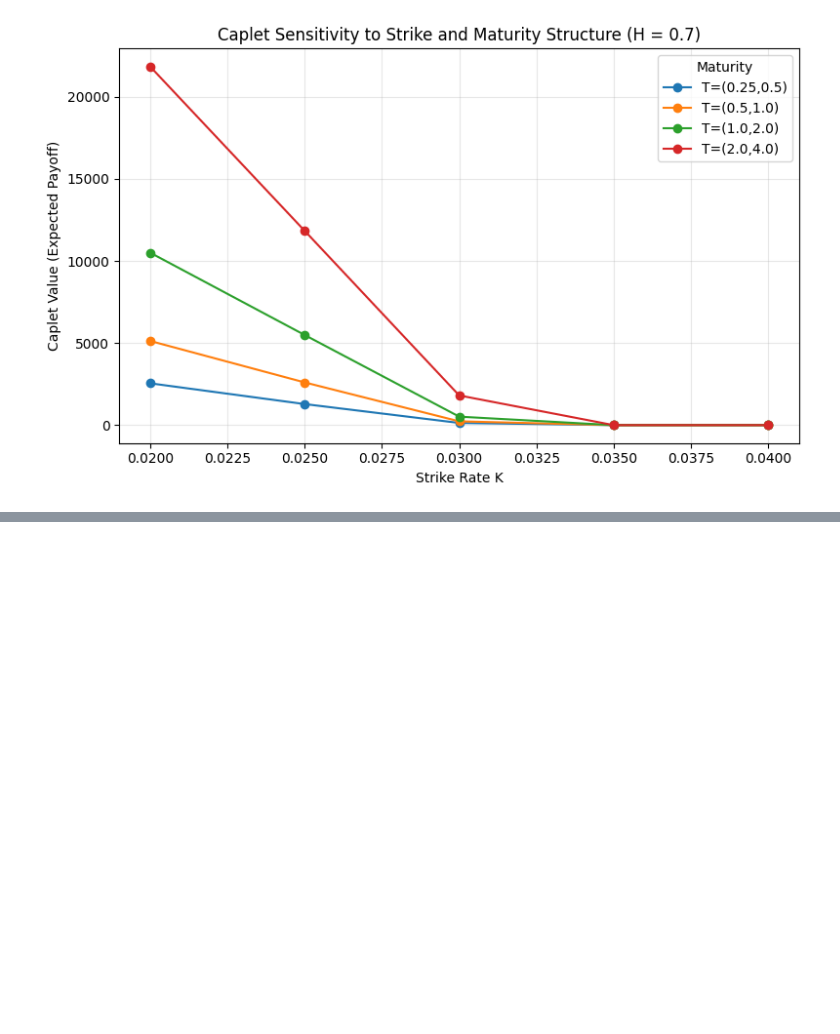
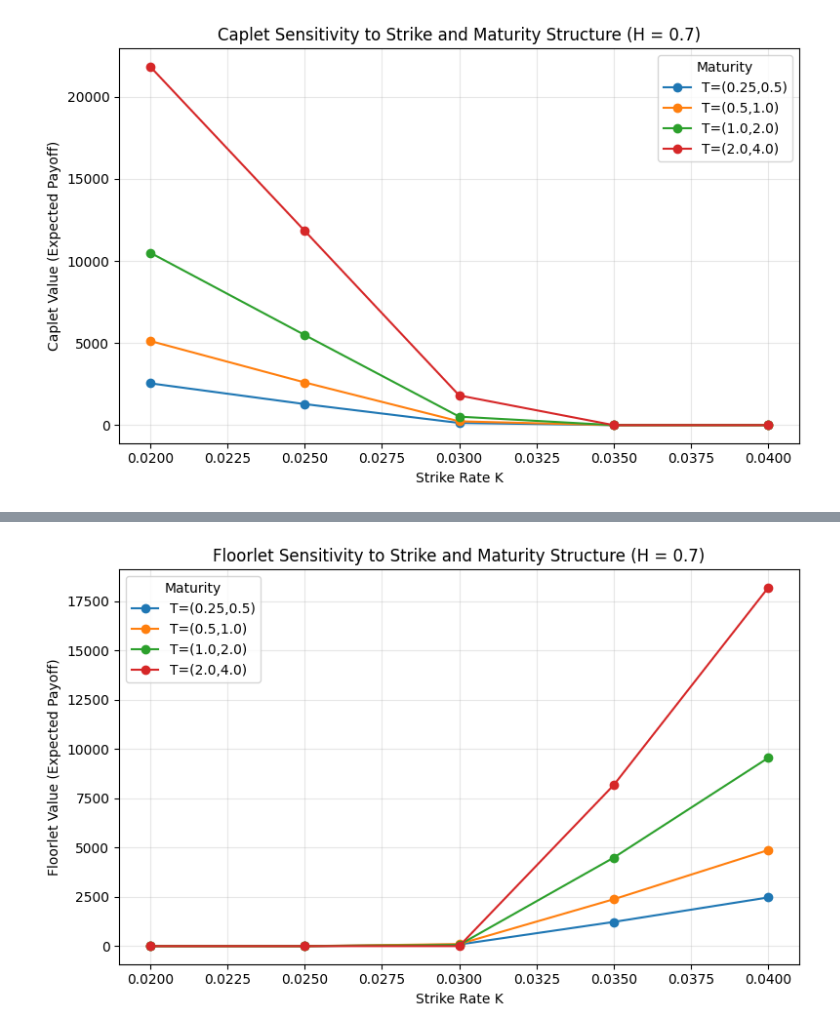
Before and after one commit to katieli0828/Dissertation, a Jupyter notebook: CH4_derivative_pricing.ipynb, the cells around one changed output, grey strips where cells are left out. Drawn from its saved outputs; the diff is of its cells as text; code cells hidden in the pictures; blank space fills up the shorter version.

```diff
--- a/CH4_derivative_pricing.ipynb
+++ b/CH4_derivative_pricing.ipynb
@@ -1291,3 +1291,72 @@ Strike Rate K = 2.500%
 0.80   0.000000     0.000000     0.000000     0.000000
 0.90   0.000000     0.000000     0.000000     0.000000
 [figure]
+# %%
+# === Run Sensitivity Analysis ===
+alpha, mu, sigma, r0 = 0.5, 0.03, 0.2, 0.03
+model = TheoreticalCapFloorFramework(alpha, mu, sigma, r0)
+
+H_list = [0.6, 0.7, 0.8, 0.9]
+strike_list = [0.02, 0.025, 0.03, 0.035, 0.04]
+maturity_pairs = [(0.25, 0.5), (0.5, 1.0), (1.0, 2.0), (2.0, 4.0)]
+
+M = 1000
+summary_results = {}
+records2 = []
+
+for (Ti, Ti1) in maturity_pairs:
+    tau_i = Ti1 - Ti
+    key = f"{Ti}x{Ti1}"
+    summary_results[key] = {}
+    for K in strike_list:
+        summary_results[key][K] = {}
+        for H in H_list:
+            r_paths, dt = model.simulate_rate_paths(M, T=Ti1, H=H)
+            L_i = model.compute_forward_rate(r_paths, dt, Ti, Ti1)
+            payoff = model.theoretical_floorlet_payoff(L_i, K, N=1000000, tau_i=tau_i)
+            stats = {
+                "mean": np.mean(payoff),
+                "std": np.std(payoff),
+                "min": np.min(payoff),
+                "max": np.max(payoff),
+            }
+            summary_results[key][K][H] = stats
+            records2.append({
+                "Ti": Ti,
+                "Ti1": Ti1,
+                "K": K,
+                "H": H,
+                "Floorlet Value": stats["mean"]
+            })
+
+# === Step 3: Print Formatted Table ===
+for (Ti, Ti1) in maturity_pairs:
+    key = f"{Ti}x{Ti1}"
+    print(f"\nFloorlet Contract: {key}")
+    print("-" * 100)
+    for K in strike_list:
+        print(f"\nStrike Rate K = {K:.3%}")
+        print(f"{'H':<6} {'Mean':<12} {'Std':<12} {'Min':<12} {'Max':<12}")
+        print("-" * 60)
+        for H in H_list:
+            stats = summary_results[key][K][H]
+            print(f"{H:<6.2f} {stats['mean']:<12.6f} {stats['std']:<12.6f} {stats['min']:<12.6f} {stats['max']:<12.6f}")
+
+# === Step 4: Plot H=0.7 ===
+df = pd.DataFrame(records2)
+H_target = 0.7
+df_plot = df[df["H"] == H_target]
+
+plt.figure(figsize=(8, 5))
+for (Ti, Ti1) in maturity_pairs:
+    df_sub = df_plot[(df_plot["Ti"] == Ti) & (df_plot["Ti1"] == Ti1)]
+    plt.plot(df_sub["K"], df_sub["Floorlet Value"], marker='o', label=f"T=({Ti},{Ti1})")
+
+plt.xlabel("Strike Rate K")
+plt.ylabel("Floorlet Value (Expected Payoff)")
+plt.title(f"Floorlet Sensitivity to Strike and Maturity Structure (H = {H_target})")
+plt.grid(True, alpha=0.3)
+plt.legend(title="Maturity")
+plt.tight_layout()
+plt.show()
+# %% [output]
@@ -1293,0 +1380 @@ Strike Rate K = 2.500%
+[figure, added]
```
Also changed, not shown: parts of 2 cells of this notebook.
